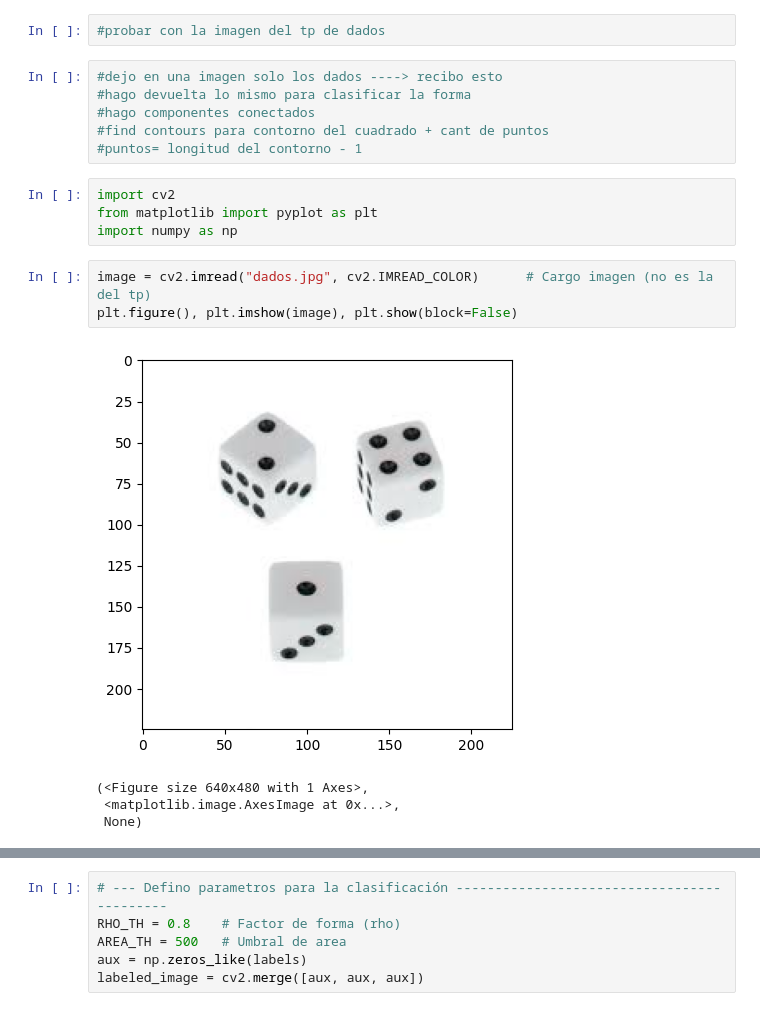
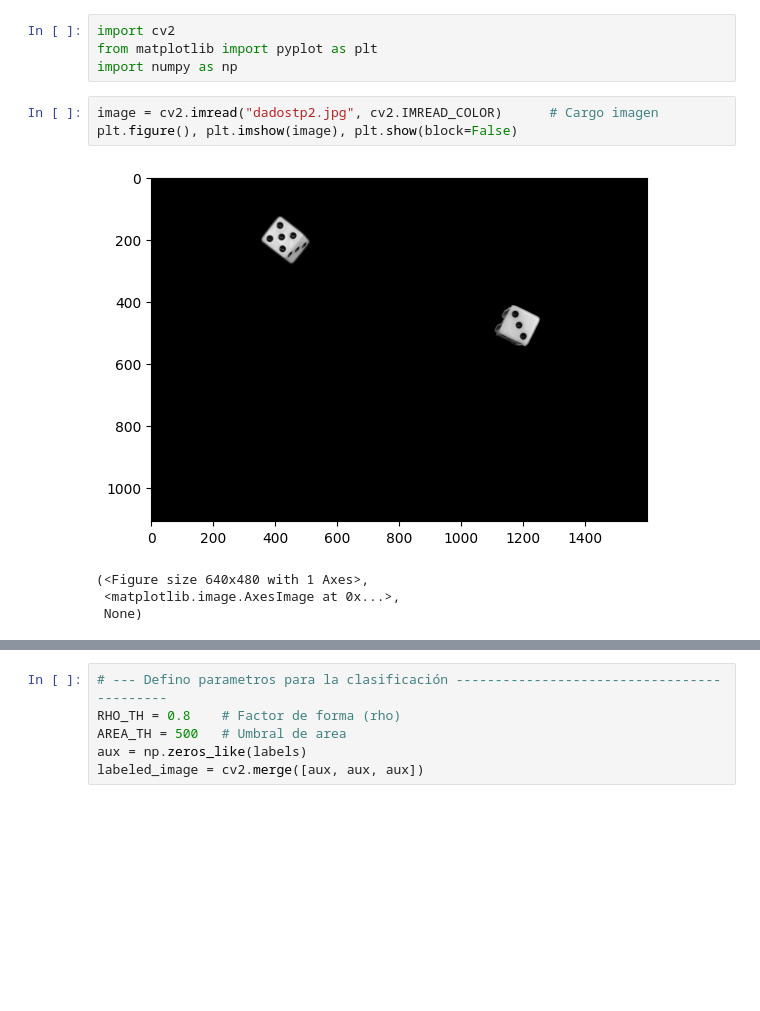
Before and after one commit to augustofarias2/TP2-Imagenes, a Jupyter notebook: ej1C.ipynb, the cells around one changed output, grey strips where cells are left out. Saved outputs shown, nothing was run; the diff lists cells and outputs as text; blank space fills up the shorter version.

```diff
--- a/ej1C.ipynb
+++ b/ej1C.ipynb
@@ -1,20 +1,12 @@
-# %%
-#probar con la imagen del tp de dados
-# %%
-#dejo en una imagen solo los dados ----> recibo esto
-#hago devuelta lo mismo para clasificar la forma
-#hago componentes conectados
-#find contours para contorno del cuadrado + cant de puntos
-#puntos= longitud del contorno - 1
 # %%
 import cv2
 from matplotlib import pyplot as plt
 import numpy as np
 # %%
-image = cv2.imread("dados.jpg", cv2.IMREAD_COLOR)      # Cargo imagen (no es la del tp)
+image = cv2.imread("dadostp2.jpg", cv2.IMREAD_COLOR)      # Cargo imagen
 plt.figure(), plt.imshow(image), plt.show(block=False)
 # %% [output]
-[figure, old version]
+[figure, new version]
 (<Figure size 640x480 with 1 Axes>,
  <matplotlib.image.AxesImage at 0x...>,
  None)
```
Also changed, not shown: parts of 15 cells of this notebook, 1 other file.
